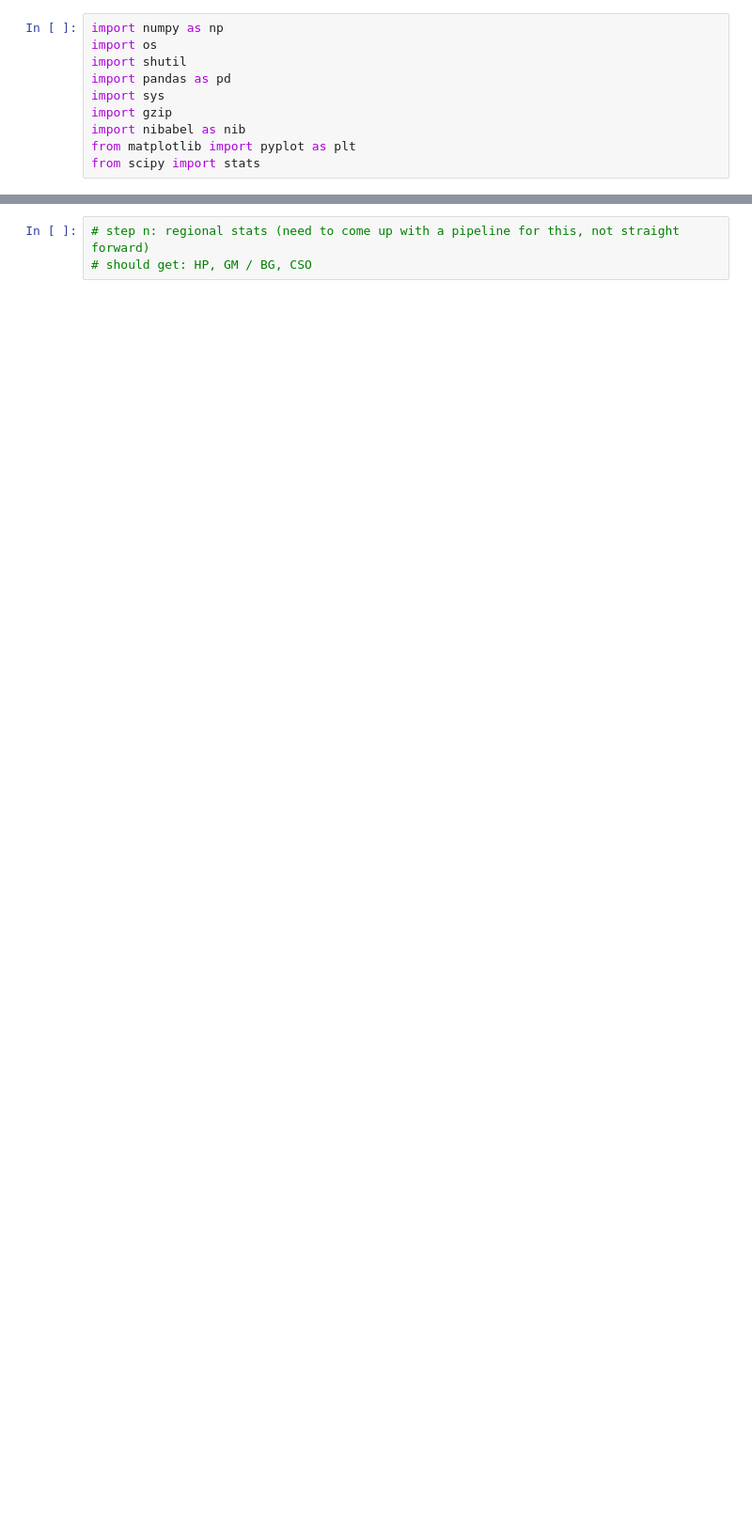
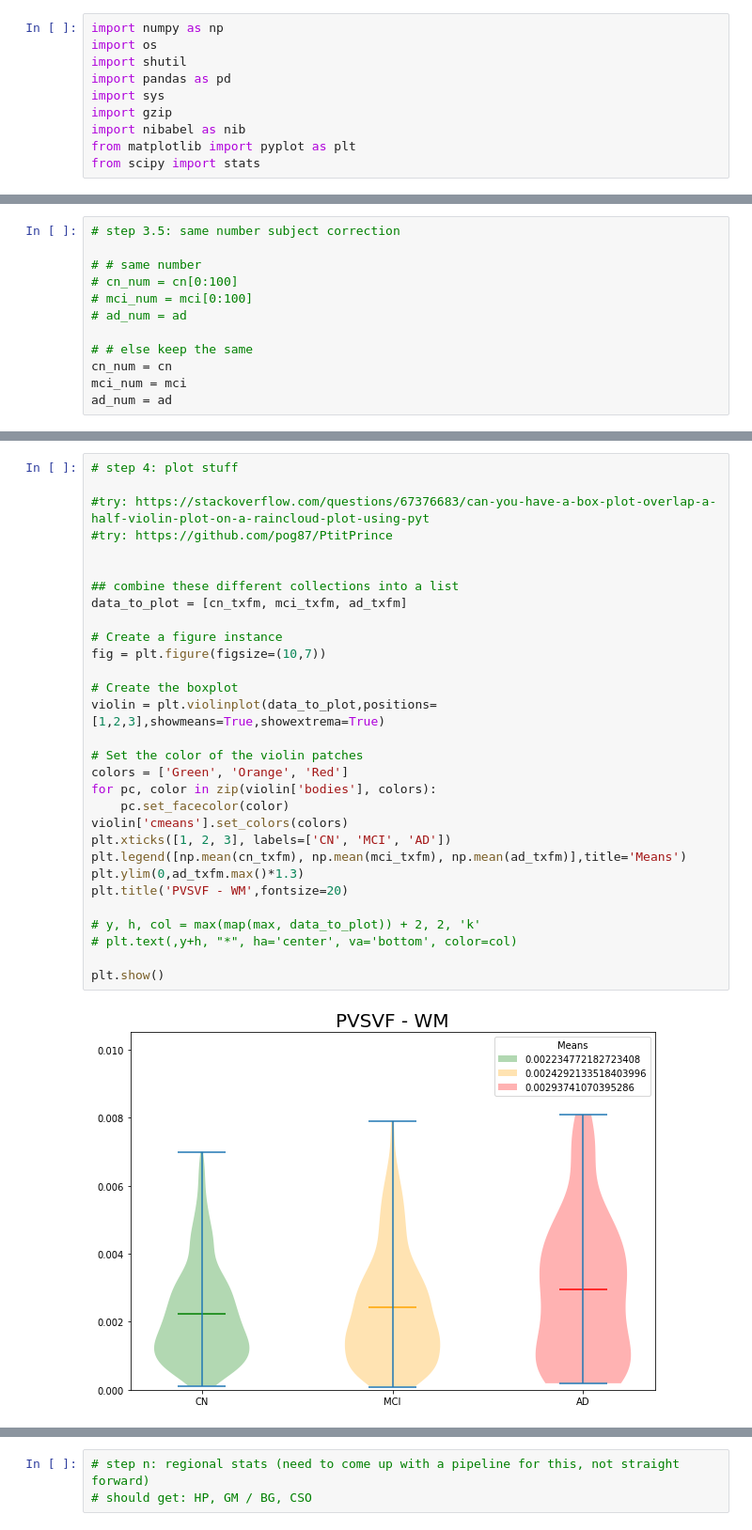
Before and after one commit to cind/pijp-frangi, a Jupyter notebook: pijp_frangi/stat_analysis.ipynb, the cells around one changed output, grey strips where cells are left out. Shown at 94% size. Cells and saved outputs as stored; diff of their text form; blank space fills up the shorter version.

```diff
--- a/pijp_frangi/stat_analysis.ipynb
+++ b/pijp_frangi/stat_analysis.ipynb
@@ -129,0 +152,12 @@ plt.show()
+# %%
+# step 3.5: same number subject correction
+
+# # same number
+# cn_num = cn[0:100]
+# mci_num = mci[0:100]
+# ad_num = ad
+
+# # else keep the same
+cn_num = cn
+mci_num = mci
+ad_num = ad
@@ -129,0 +222,32 @@ plt.show()
+# %%
+# step 4: plot stuff
+
+#try: https://stackoverflow.com/questions/67376683/can-you-have-a-box-plot-overlap-a-half-violin-plot-on-a-raincloud-plot-using-pyt
+#try: https://github.com/pog87/PtitPrince
+
+
+## combine these different collections into a list
+data_to_plot = [cn_txfm, mci_txfm, ad_txfm]
+
+# Create a figure instance
+fig = plt.figure(figsize=(10,7))
+
+# Create the boxplot
+violin = plt.violinplot(data_to_plot,positions=[1,2,3],showmeans=True,showextrema=True)
+
+# Set the color of the violin patches
+colors = ['Green', 'Orange', 'Red']
+for pc, color in zip(violin['bodies'], colors):
+    pc.set_facecolor(color)
+violin['cmeans'].set_colors(colors)
+plt.xticks([1, 2, 3], labels=['CN', 'MCI', 'AD'])
+plt.legend([np.mean(cn_txfm), np.mean(mci_txfm), np.mean(ad_txfm)],title='Means')
+plt.ylim(0,ad_txfm.max()*1.3)
+plt.title('PVSVF - WM',fontsize=20)
+
+# y, h, col = max(map(max, data_to_plot)) + 2, 2, 'k'
+# plt.text(,y+h, "*", ha='center', va='bottom', color=col)
+
+plt.show()
+# %% [output]
+[figure, added]
```
Also changed, not shown: parts of 18 cells of this notebook, 1 other file.
